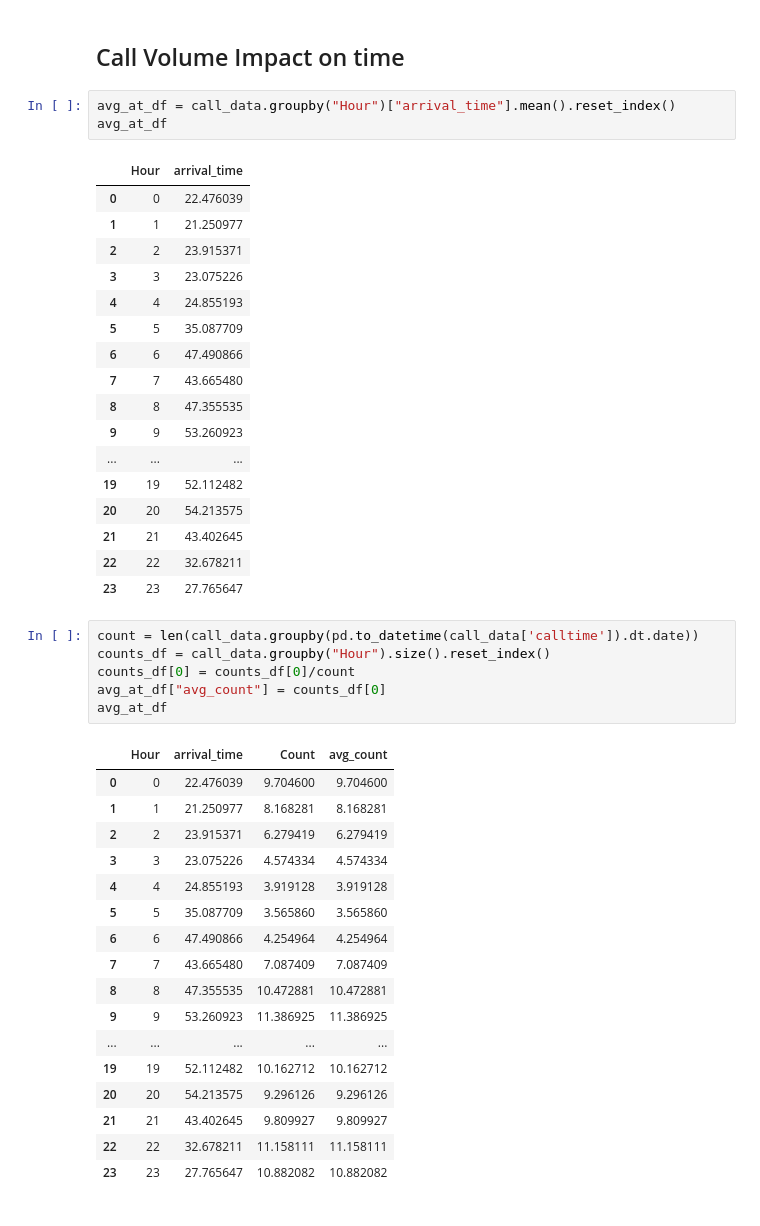
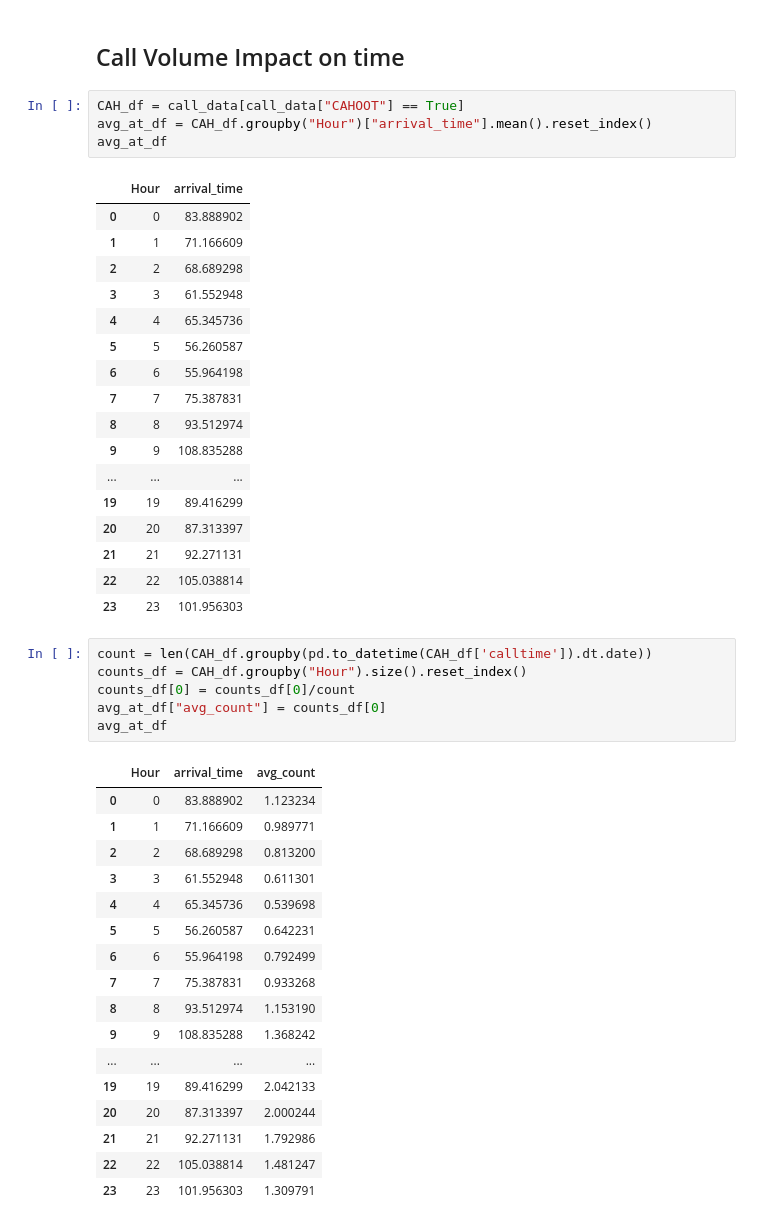
Before and after one commit to Lwarrine/CAHOOTS-Call-Data-Analysis, a Jupyter notebook: Clean.ipynb, the cells around one changed output. Saved outputs shown, nothing was run; the diff lists cells and outputs as text.

```diff
--- a/Clean.ipynb
+++ b/Clean.ipynb
@@ -448,47 +431,48 @@ Two sample t-test, t-stat: -2.115, p-value: 0.03455
 # %% [markdown]
 ## Call Volume Impact on time
 # %%
-avg_at_df = call_data.groupby("Hour")["arrival_time"].mean().reset_index()
+CAH_df = call_data[call_data["CAHOOT"] == True]
+avg_at_df = CAH_df.groupby("Hour")["arrival_time"].mean().reset_index()
 avg_at_df
 # %% [output]
 |  | Hour | arrival_time |
-| 0 | 0 | 22.476039 |
-| 1 | 1 | 21.250977 |
-| 2 | 2 | 23.915371 |
-| 3 | 3 | 23.075226 |
-| 4 | 4 | 24.855193 |
-| 5 | 5 | 35.087709 |
-| 6 | 6 | 47.490866 |
-| 7 | 7 | 43.665480 |
-| 8 | 8 | 47.355535 |
-| 9 | 9 | 53.260923 |
+| 0 | 0 | 83.888902 |
+| 1 | 1 | 71.166609 |
+| 2 | 2 | 68.689298 |
+| 3 | 3 | 61.552948 |
+| 4 | 4 | 65.345736 |
+| 5 | 5 | 56.260587 |
+| 6 | 6 | 55.964198 |
+| 7 | 7 | 75.387831 |
+| 8 | 8 | 93.512974 |
+| 9 | 9 | 108.835288 |
 | ... | ... | ... |
-| 19 | 19 | 52.112482 |
-| 20 | 20 | 54.213575 |
-| 21 | 21 | 43.402645 |
-| 22 | 22 | 32.678211 |
-| 23 | 23 | 27.765647 |
+| 19 | 19 | 89.416299 |
+| 20 | 20 | 87.313397 |
+| 21 | 21 | 92.271131 |
+| 22 | 22 | 105.038814 |
+| 23 | 23 | 101.956303 |
 # %%
-count = len(call_data.groupby(pd.to_datetime(call_data['calltime']).dt.date))
-counts_df = call_data.groupby("Hour").size().reset_index()
+count = len(CAH_df.groupby(pd.to_datetime(CAH_df['calltime']).dt.date))
+counts_df = CAH_df.groupby("Hour").size().reset_index()
 counts_df[0] = counts_df[0]/count
 avg_at_df["avg_count"] = counts_df[0]
 avg_at_df
 # %% [output]
-|  | Hour | arrival_time | Count | avg_count |
-| 0 | 0 | 22.476039 | 9.704600 | 9.704600 |
-| 1 | 1 | 21.250977 | 8.168281 | 8.168281 |
-| 2 | 2 | 23.915371 | 6.279419 | 6.279419 |
-| 3 | 3 | 23.075226 | 4.574334 | 4.574334 |
-| 4 | 4 | 24.855193 | 3.919128 | 3.919128 |
-| 5 | 5 | 35.087709 | 3.565860 | 3.565860 |
-| 6 | 6 | 47.490866 | 4.254964 | 4.254964 |
-| 7 | 7 | 43.665480 | 7.087409 | 7.087409 |
-| 8 | 8 | 47.355535 | 10.472881 | 10.472881 |
-| 9 | 9 | 53.260923 | 11.386925 | 11.386925 |
-| ... | ... | ... | ... | ... |
-| 19 | 19 | 52.112482 | 10.162712 | 10.162712 |
-| 20 | 20 | 54.213575 | 9.296126 | 9.296126 |
-| 21 | 21 | 43.402645 | 9.809927 | 9.809927 |
-| 22 | 22 | 32.678211 | 11.158111 | 11.158111 |
-| 23 | 23 | 27.765647 | 10.882082 | 10.882082 |
+|  | Hour | arrival_time | avg_count |
+| 0 | 0 | 83.888902 | 1.123234 |
+| 1 | 1 | 71.166609 | 0.989771 |
+| 2 | 2 | 68.689298 | 0.813200 |
+| 3 | 3 | 61.552948 | 0.611301 |
+| 4 | 4 | 65.345736 | 0.539698 |
+| 5 | 5 | 56.260587 | 0.642231 |
+| 6 | 6 | 55.964198 | 0.792499 |
+| 7 | 7 | 75.387831 | 0.933268 |
+| 8 | 8 | 93.512974 | 1.153190 |
+| 9 | 9 | 108.835288 | 1.368242 |
+| ... | ... | ... | ... |
+| 19 | 19 | 89.416299 | 2.042133 |
+| 20 | 20 | 87.313397 | 2.000244 |
+| 21 | 21 | 92.271131 | 1.792986 |
+| 22 | 22 | 105.038814 | 1.481247 |
+| 23 | 23 | 101.956303 | 1.309791 |
```
Also changed, not shown: parts of 8 cells of this notebook.
